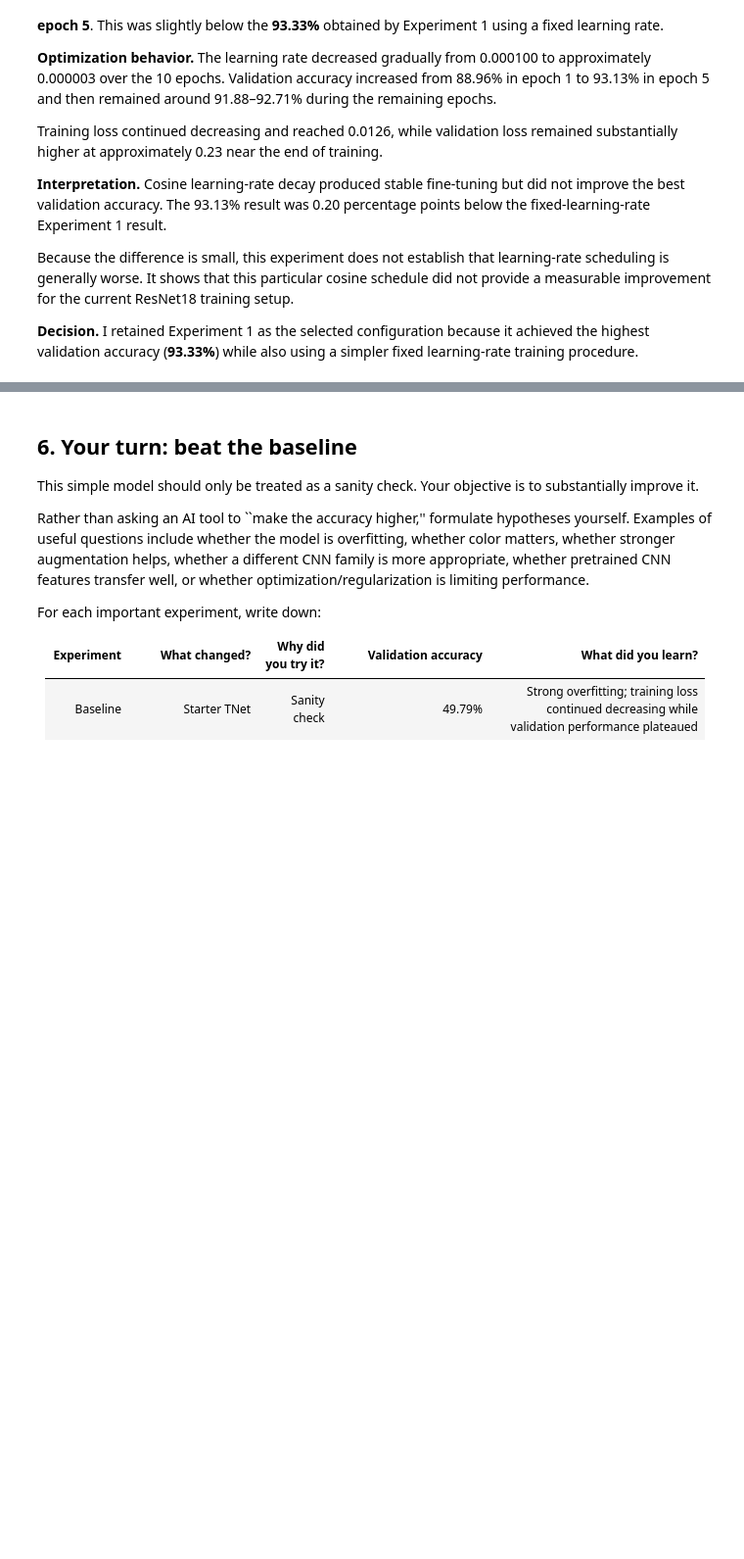
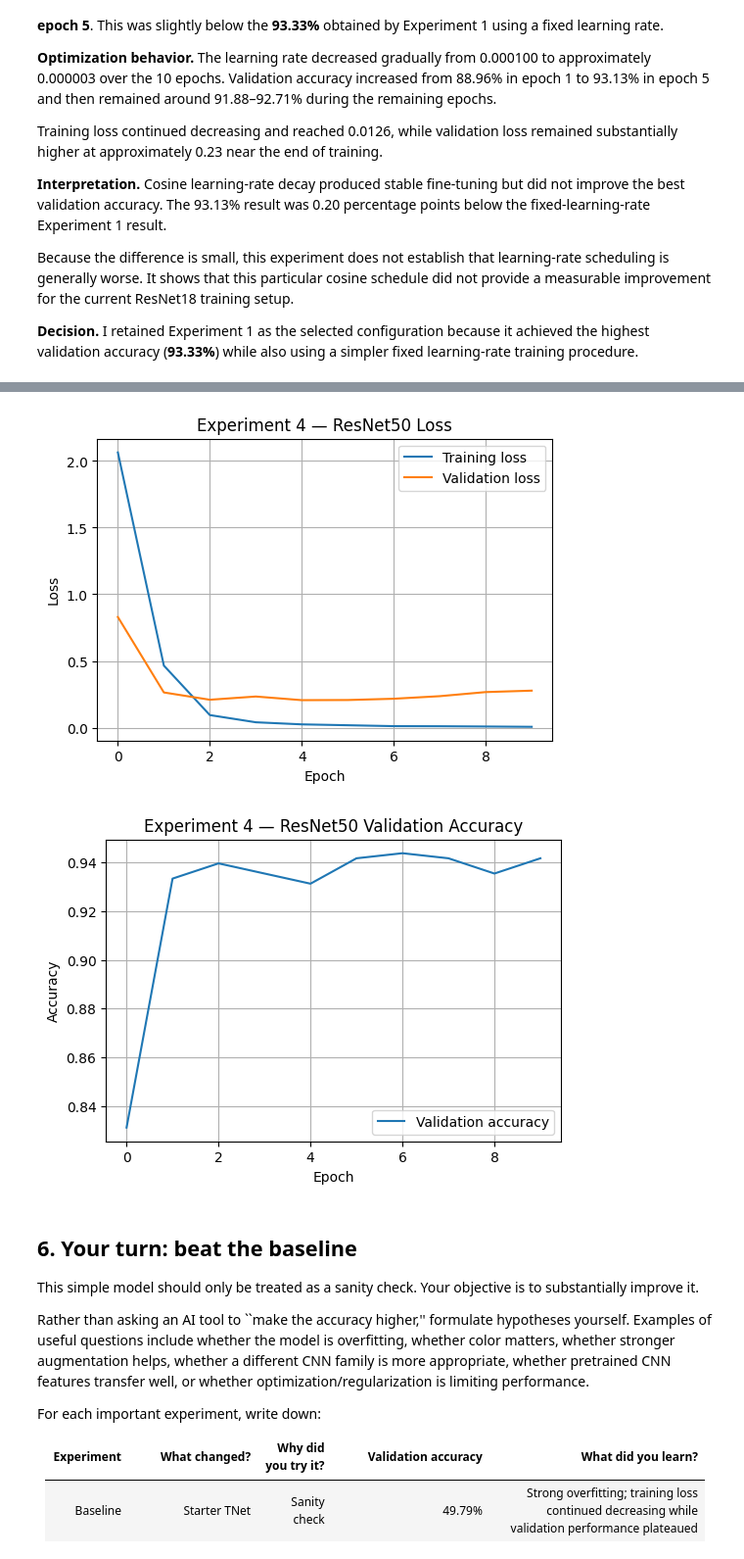
Before and after one commit to Lakshmi-Deepak-Chidagam/The_CNN_Challenge, a Jupyter notebook: ITCS_6169_8169_Assignment1_2026_Starter.ipynb, the cells around one changed output, grey strips where cells are left out. Shown at 98% size. Cells and saved outputs as stored; diff of their text form; code cells hidden in the pictures; blank space fills up the shorter version.

```diff
--- a/ITCS_6169_8169_Assignment1_2026_Starter.ipynb
+++ b/ITCS_6169_8169_Assignment1_2026_Starter.ipynb
@@ -1083,0 +1150,9 @@ learning-rate training procedure.
+# %%
+exp4_model, exp4_history = train_model(
+    exp4_model,
+    exp1_train_loader,
+    exp1_val_loader,
+    exp4_optimizer,
+    epochs=10,
+    device=device
+)
@@ -1084,3 +1171,40 @@ learning-rate training procedure.
+# %%
+plt.figure(figsize=(6, 4))
+
+plt.plot(
+    exp4_history['train_loss'],
+    label='Training loss'
+)
+
+plt.plot(
+    exp4_history['val_loss'],
+    label='Validation loss'
+)
+
+plt.xlabel('Epoch')
+plt.ylabel('Loss')
+plt.title('Experiment 4 — ResNet50 Loss')
+plt.legend()
+plt.grid(True)
+plt.show()
+
+
+plt.figure(figsize=(6, 4))
+
+plt.plot(
+    exp4_history['val_acc'],
+    label='Validation accuracy'
+)
+
+plt.xlabel('Epoch')
+plt.ylabel('Accuracy')
+plt.title('Experiment 4 — ResNet50 Validation Accuracy')
+plt.legend()
+plt.grid(True)
+plt.show()
+# %% [output]
+[figure, added]
+[figure, added]
 # %% [markdown]
 ## 6. Your turn: beat the baseline
 
```
Also changed, not shown: parts of 3 cells of this notebook.
